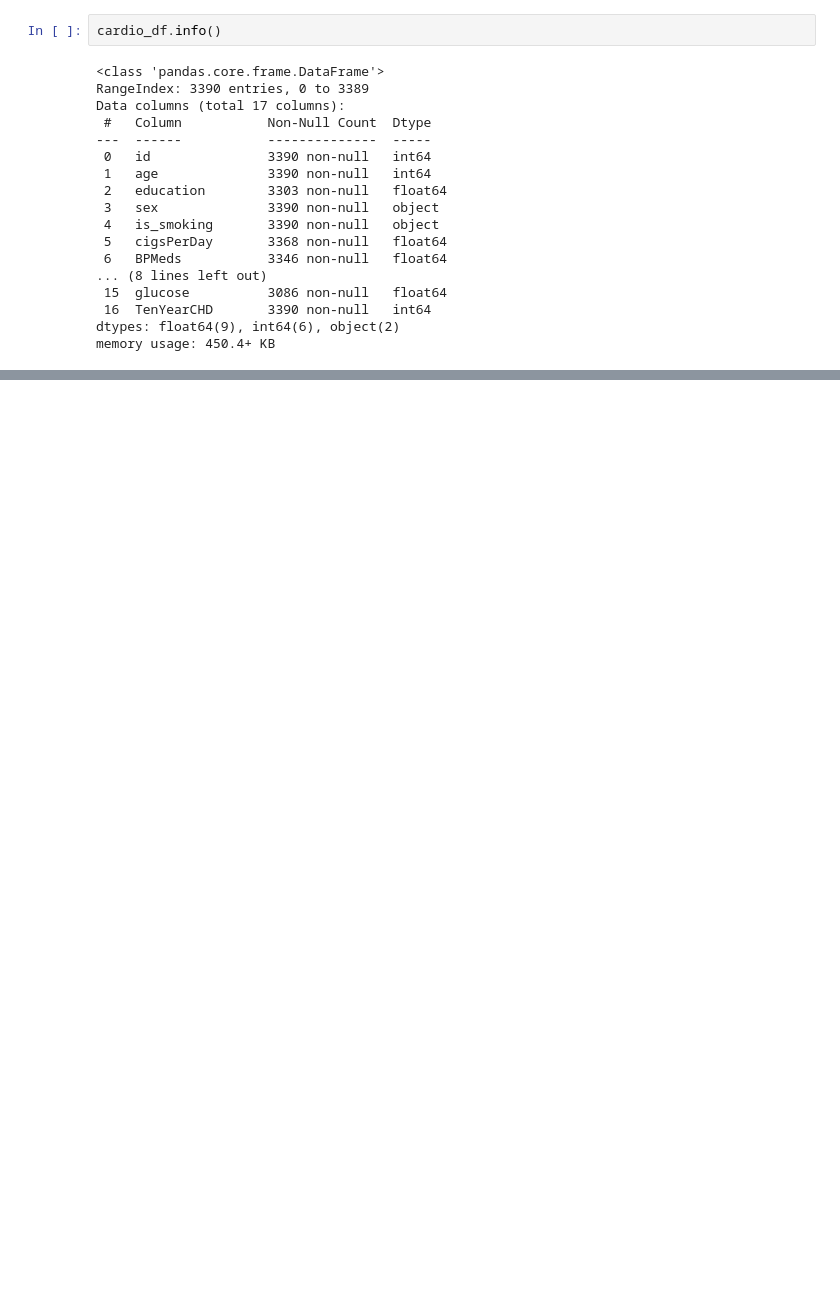
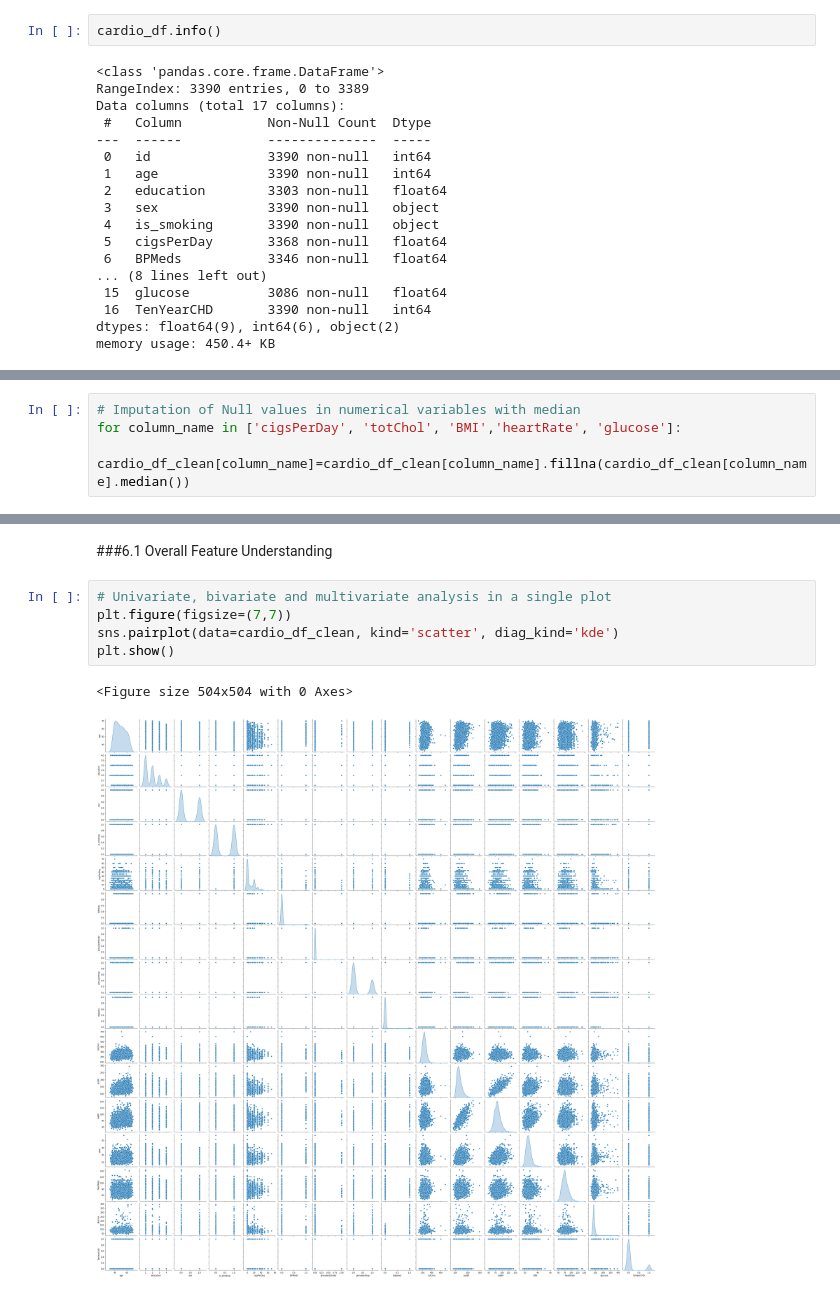
Before and after one commit to prabirdeb/Cardiovascular-Risk-Prediction, a Jupyter notebook: Cardiovascular_Risk_Prediction.ipynb, the cells around one changed output, grey strips where cells are left out. Drawn from its saved outputs; the diff is of its cells as text; blank space fills up the shorter version.

```diff
--- a/Cardiovascular_Risk_Prediction.ipynb
+++ b/Cardiovascular_Risk_Prediction.ipynb
@@ -194,0 +203,4 @@ While, we are finding out the **general formula** from the experiences, we shoul
+# %%
+# Imputation of Null values in numerical variables with median
+for column_name in ['cigsPerDay', 'totChol', 'BMI','heartRate', 'glucose']:
+  cardio_df_clean[column_name]=cardio_df_clean[column_name].fillna(cardio_df_clean[column_name].median())
@@ -194,0 +333,10 @@ While, we are finding out the **general formula** from the experiences, we shoul
+# %% [markdown]
+###6.1 Overall Feature Understanding
+# %%
+# Univariate, bivariate and multivariate analysis in a single plot
+plt.figure(figsize=(7,7))
+sns.pairplot(data=cardio_df_clean, kind='scatter', diag_kind='kde')
+plt.show()
+# %% [output]
+<Figure size 504x504 with 0 Axes>
+[figure, added]
```
Also changed, not shown: parts of 88 cells of this notebook.
